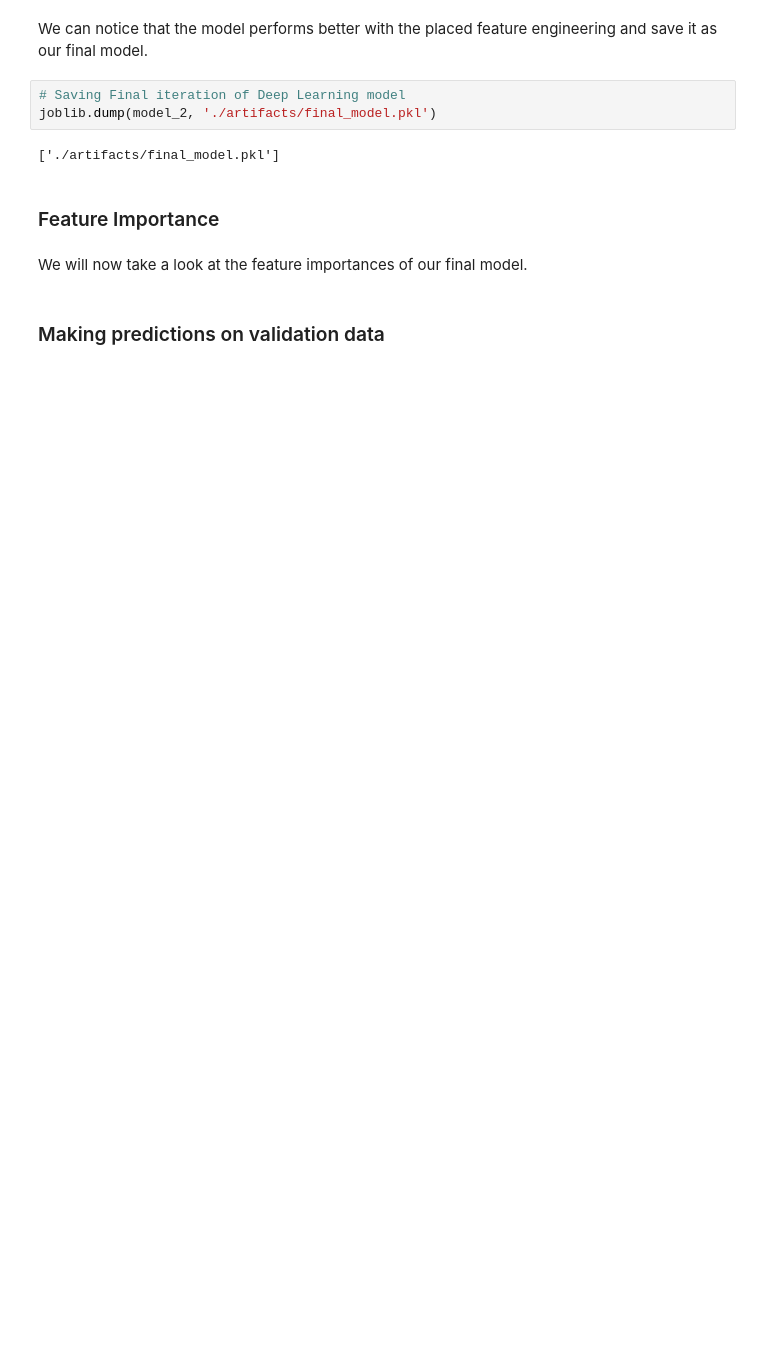
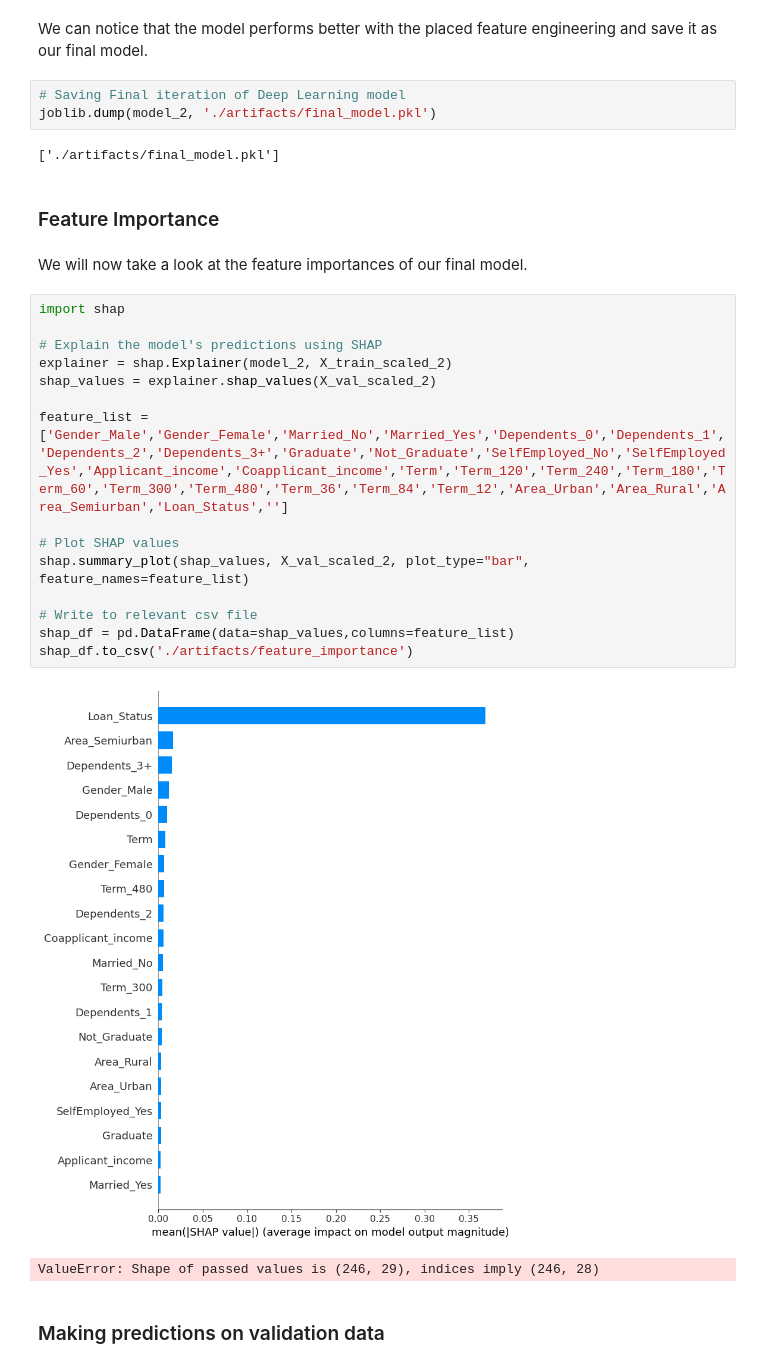
Before and after one commit to MichaelPautz28/Machine-Learning-382-IT-Course, a Jupyter notebook: modeling.ipynb, the cells around one changed output. Drawn from its saved outputs; the diff is of its cells as text; blank space fills up the shorter version.

Commit message:
predictions

```diff
--- a/modeling.ipynb
+++ b/modeling.ipynb
@@ -743,5 +736,23 @@ joblib.dump(model_2, './artifacts/final_model.pkl')
 ### Feature Importance
 # %% [markdown]
 We will now take a look at the feature importances of our final model.
+# %%
+import shap
+
+# Explain the model's predictions using SHAP
+explainer = shap.Explainer(model_2, X_train_scaled_2)
+shap_values = explainer.shap_values(X_val_scaled_2)
+
+feature_list = ['Gender_Male','Gender_Female','Married_No','Married_Yes','Dependents_0','Dependents_1','Dependents_2','Dependents_3+','Graduate','Not_Graduate','SelfEmployed_No','SelfEmployed_Yes','Applicant_income','Coapplicant_income','Term','Term_120','Term_240','Term_180','Term_60','Term_300','Term_480','Term_36','Term_84','Term_12','Area_Urban','Area_Rural','Area_Semiurban','Loan_Status','']
+
+# Plot SHAP values
+shap.summary_plot(shap_values, X_val_scaled_2, plot_type="bar", feature_names=feature_list)
+
+# Write to relevant csv file
+shap_df = pd.DataFrame(data=shap_values,columns=feature_list)
+shap_df.to_csv('./artifacts/feature_importance')
+# %% [output]
+[figure, added]
+ValueError: Shape of passed values is (246, 29), indices imply (246, 28)
 # %% [markdown]
 ### Making predictions on validation data
```
Also changed, not shown: parts of 7 cells of this notebook, 6 other files.
